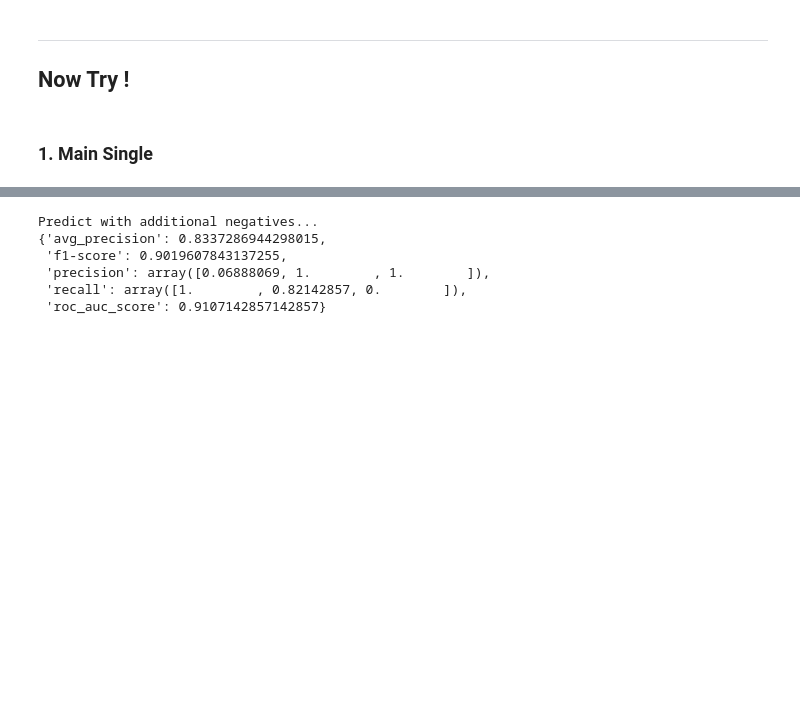
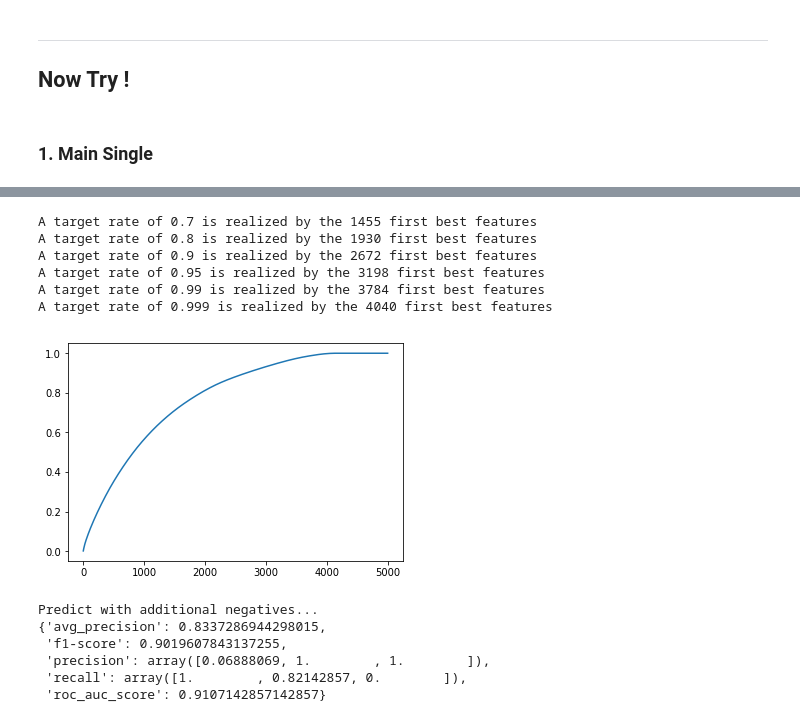
Before and after one commit to jpennors/face_detection_project, a Jupyter notebook: Main.ipynb, the cells around one changed output, grey strips where cells are left out. Drawn from its saved outputs; the diff is of its cells as text; code cells hidden in the pictures; blank space fills up the shorter version.

```diff
--- a/Main.ipynb
+++ b/Main.ipynb
@@ -105,6 +83,26 @@ Counter({-1: 3015, 1: 300}) Counter({-1: 985, 1: 101})
 ## Now Try !
 # %% [markdown]
 ### 1. Main Single
+# %%
+# Global params
+only_one_training = False
+limit_score = 0.5
+slide_step = (60,50)
+downscale_step = 30
+box_size = (150, 90)
+
+# Model
+CLASSIFIER = 'random_forest'
+MODEL_PARAMS = {
+    'n_estimators': 200,
+#    'max_depth': None,
+#    'max_features': 100,
+    'class_weight': { -1: 1, 1: 1}
+}
+VECTORIZATION_PARAMS = {
+    'vectorize': descriptor_vector.haar,
+#    'vectorize_kwargs': [6],
+}
 # %%
 # ( 1 ) --- Single --- Train, predict, validate
 clf = models.create_model(CLASSIFIER, MODEL_PARAMS)
@@ -116,3 +124,22 @@ train_results = models.train(clf, images, box_size, train_labels, **VECTORIZATIO
+# %%
+# Select features
+feat_indexes_sorted = np.argsort(clf.feature_importances_)[::-1]
+feat_importances_rates = np.cumsum(clf.feature_importances_[feat_indexes_sorted])
+feat_importances_rates /= np.max(feat_importances_rates)
+
+import matplotlib.pyplot as plt
+plt.plot(feat_importances)
+for r in (0.7, 0.8, 0.9, 0.95, 0.99, 0.999):
+    print(f"A target rate of {r} is realized by the {np.sum(feat_importances_rates < r)} first best features")
+#np.savetxt('haar_best_indexes.txt', feat_indexes_sorted[:np.sum(feat_importances_rates < 0.999)], fmt='%d')
+# %% [output]
+A target rate of 0.7 is realized by the 1455 first best features
+A target rate of 0.8 is realized by the 1930 first best features
+A target rate of 0.9 is realized by the 2672 first best features
+A target rate of 0.95 is realized by the 3198 first best features
+A target rate of 0.99 is realized by the 3784 first best features
+A target rate of 0.999 is realized by the 4040 first best features
+[figure, added]
 # %%
 # Predictions
 print("Predicting with windows...")
```
Also changed, not shown: parts of 7 cells of this notebook, 4 other files.
